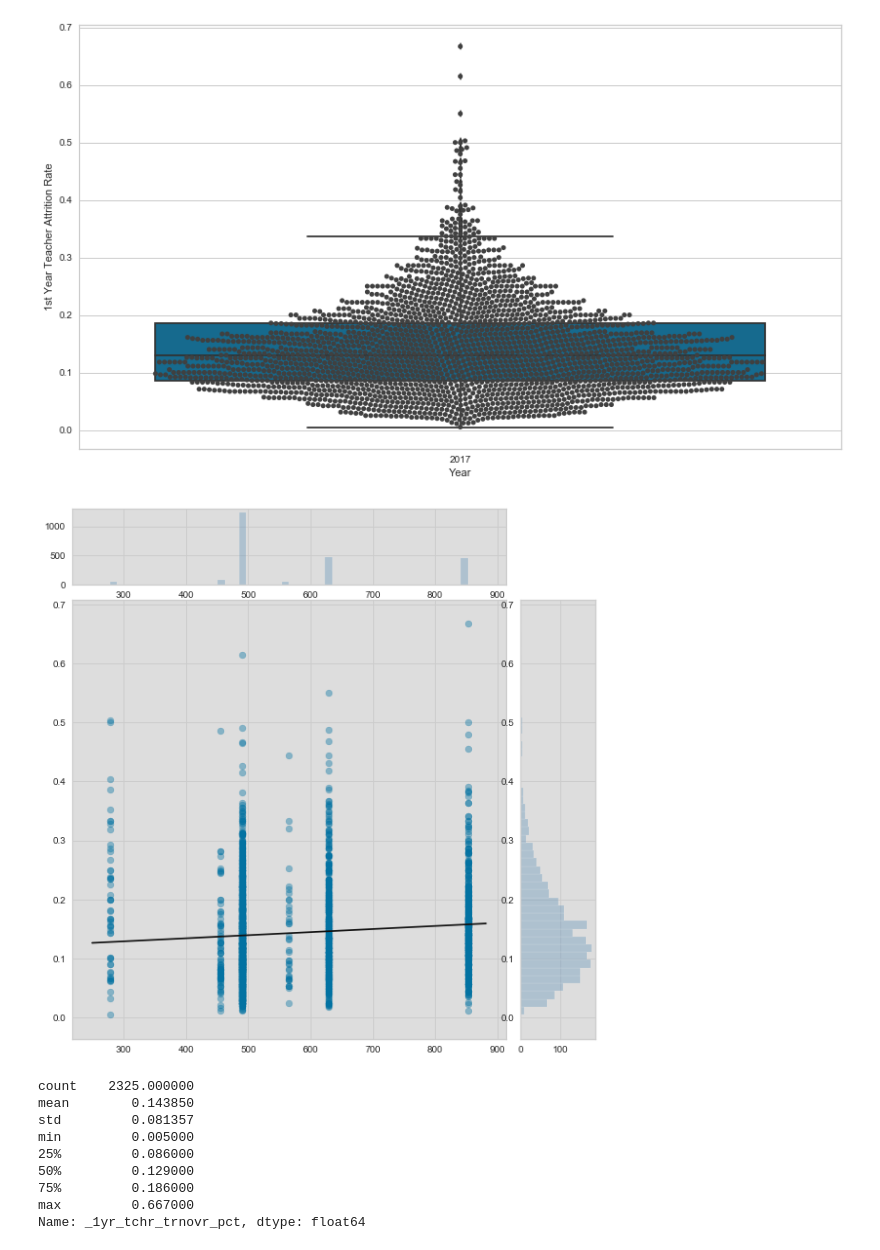
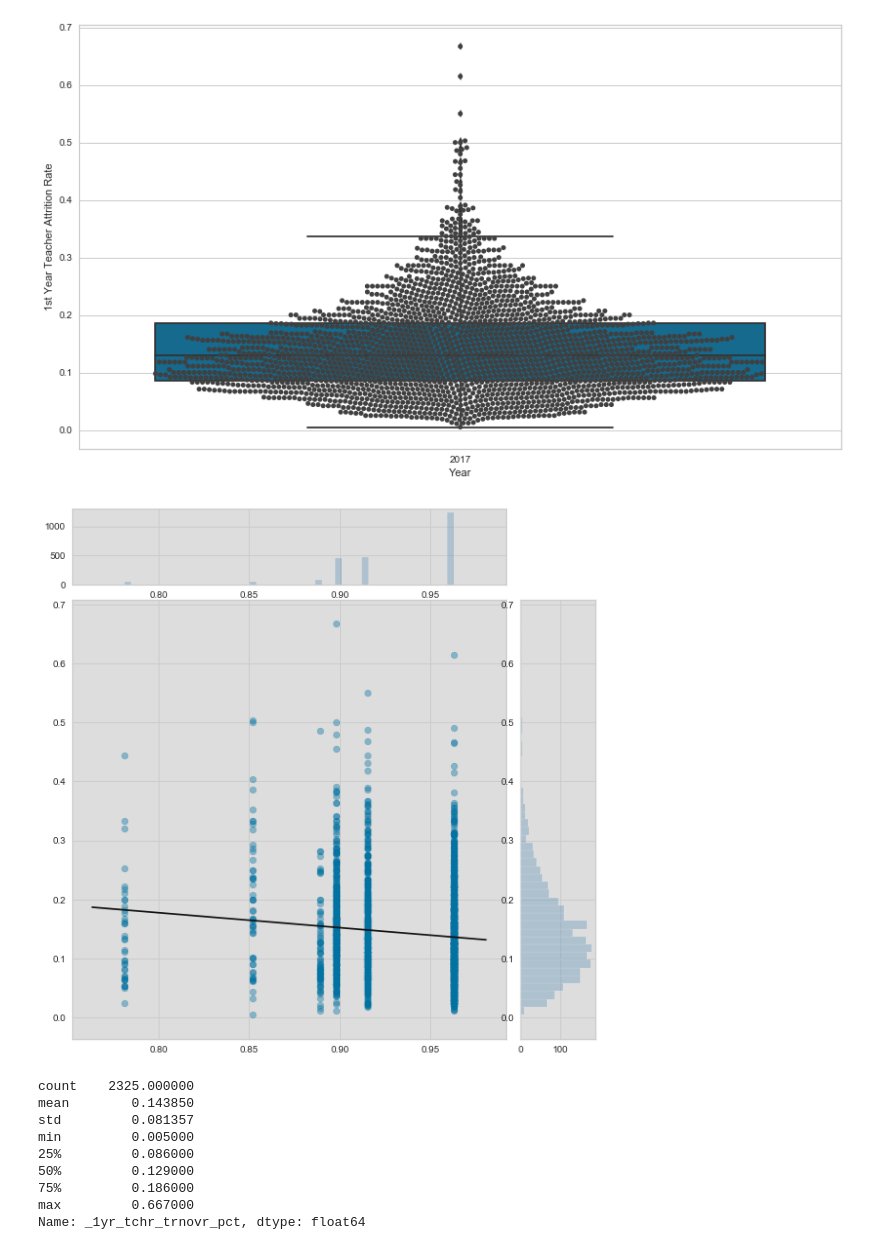
Before and after one commit to wtubin/TeacherRetentionofNC, a Jupyter notebook: Models/NCTeacherAttritionRatePredict_2017.ipynb, the cells around one changed output. Drawn from its saved outputs; the diff is of its cells as text; code cells hidden in the pictures.

```diff
--- a/Models/NCTeacherAttritionRatePredict_2017.ipynb
+++ b/Models/NCTeacherAttritionRatePredict_2017.ipynb
@@ -83,0 +116,9 @@ schData = schData2017
+# %%
+#Replace all remaining NaN with 0
+schData = schData.fillna(0)
+
+#Check for Missing values after final imputation
+missing_values = schData.isnull().sum().reset_index()
+missing_values.columns = ['Variable Name', 'Number Missing Values']
+missing_values = missing_values[missing_values['Number Missing Values'] > 0]
+missing_values
@@ -263,8 +190,8 @@ Rows Deleted:  143
 # %%
-# schData['lea_salary'] = schData['lea_total_expense_num']*schData['lea_salary_expense_pct']
+schData['lea_salary'] = schData['lea_total_expense_num']*schData['lea_salary_expense_pct']
 
-# plt.figure(figsize=(13,10))
-# lea_salary_expense_pct=schData.lea_salary_expense_pct
-# ax = sns.distplot(schData['lea_salary']);
-# plt.title("Figure 2. North Carolina Public School Lea Salary Expense (2014-2017)")
-# plt.show()
+plt.figure(figsize=(13,10))
+lea_salary_expense_pct=schData.lea_salary_expense_pct
+ax = sns.distplot(schData['lea_salary']);
+plt.title("Figure 2. North Carolina Public School Lea Salary Expense (2014-2017)")
+plt.show()
@@ -323,21 +282,19 @@ plt.savefig('Figure3.png')
 # %% [output]
 [figure]
 # %%
-feature = "st_avg_student_num"
+feature = "st_flicensed_teach_pct"
 target = "_1yr_tchr_trnovr_pct"
 
 # Get the X and y data from the DataFrame
 X_feature = schData[feature]
 y_feature = schData[target]
 
-
-
 visualizer = JointPlotVisualizer(feature=feature, target=target)
 
 visualizer.fit(X_feature, y_feature)
 visualizer.poof()
 # %% [output]
-[figure, old version]
+[figure, new version]
 # %%
 #schData.info(verbose=True)
 # %%
```
Also changed, not shown: parts of 116 cells of this notebook, 9 other files.
